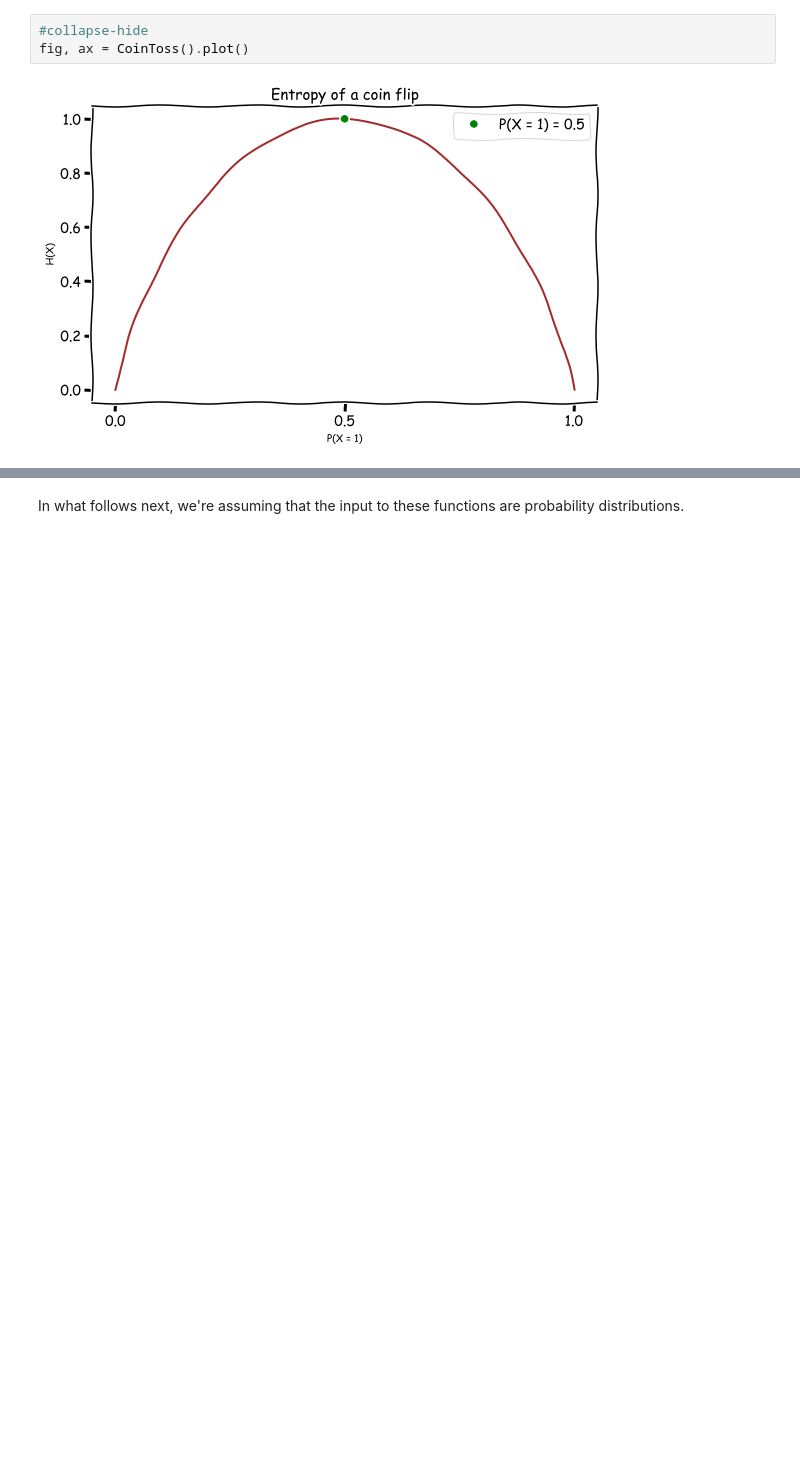
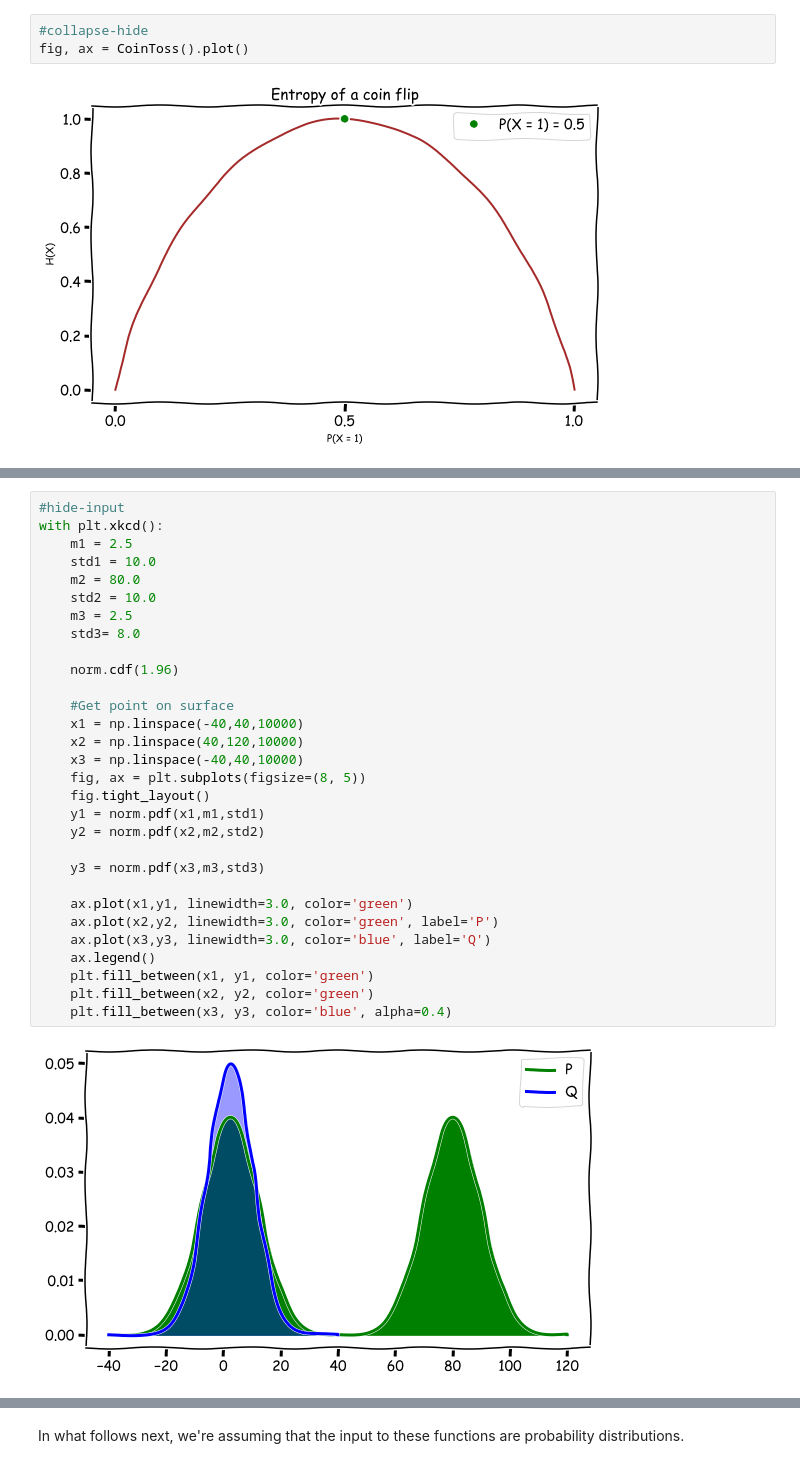
Before and after one commit to akashmehra/blog, a Jupyter notebook: _notebooks/2021-08-04-loss_functions_part1.ipynb, the cells around one changed output, grey strips where cells are left out. Cells and saved outputs as stored; diff of their text form; blank space fills up the shorter version.

```diff
--- a/_notebooks/2021-08-04-loss_functions_part1.ipynb
+++ b/_notebooks/2021-08-04-loss_functions_part1.ipynb
@@ -168,0 +166,32 @@ The code for calculating *Cross Entropy* and *KL Divergence* is just the direct
+# %%
+#hide-input
+with plt.xkcd():
+    m1 = 2.5
+    std1 = 10.0
+    m2 = 80.0
+    std2 = 10.0
+    m3 = 2.5
+    std3= 8.0
+
+    norm.cdf(1.96)
+
+    #Get point on surface
+    x1 = np.linspace(-40,40,10000)
+    x2 = np.linspace(40,120,10000)
+    x3 = np.linspace(-40,40,10000)
+    fig, ax = plt.subplots(figsize=(8, 5))
+    fig.tight_layout()
+    y1 = norm.pdf(x1,m1,std1)
+    y2 = norm.pdf(x2,m2,std2)
+
+    y3 = norm.pdf(x3,m3,std3)
+
+    ax.plot(x1,y1, linewidth=3.0, color='green')
+    ax.plot(x2,y2, linewidth=3.0, color='green', label='P')
+    ax.plot(x3,y3, linewidth=3.0, color='blue', label='Q')
+    ax.legend()
+    plt.fill_between(x1, y1, color='green')
+    plt.fill_between(x2, y2, color='green')
+    plt.fill_between(x3, y3, color='blue', alpha=0.4)
+# %% [output]
+[figure, added]
```
Also changed, not shown: parts of 8 cells of this notebook.
